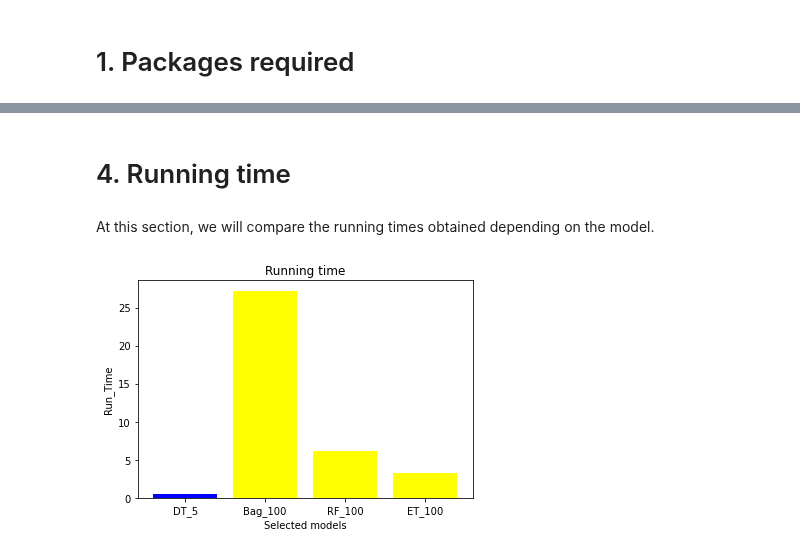
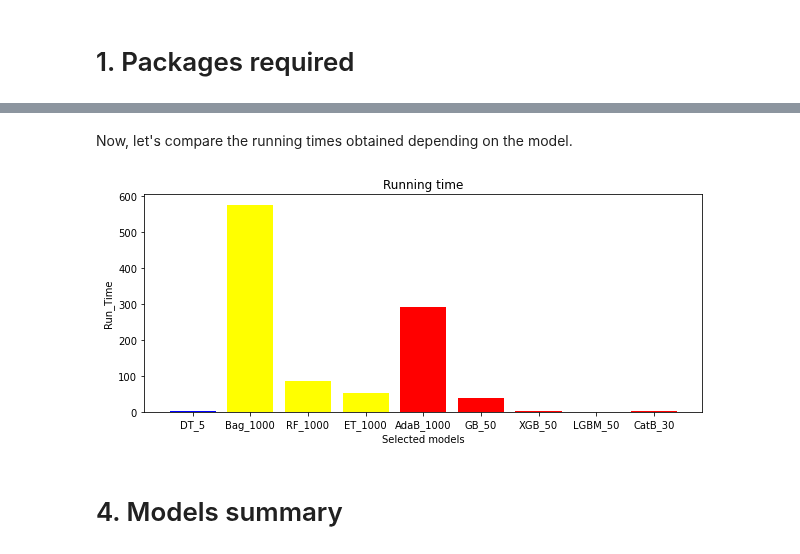
Before and after one commit to GinesMeca/TFG, a Jupyter notebook: notebooks/7. Conclusions.ipynb, the cells around one changed output, grey strips where cells are left out. Cells and saved outputs as stored; diff of their text form; code cells hidden in the pictures.

```diff
--- a/notebooks/7. Conclusions.ipynb
+++ b/notebooks/7. Conclusions.ipynb
@@ -59,15 +80,16 @@ plt.show()
+# %% [markdown]
+Now, let's compare the running times obtained depending on the model.
+# %%
+x = list(metrics_pd.index)
+y = list(metrics_pd.Run_Time)
+
+plt.rcParams["figure.figsize"] = (10,4)
+plt.bar(x, y, color = ['blue', 'yellow', 'yellow', 'yellow', 'red', 'red', 'red', 'red', 'red'])
+plt.xlabel('Selected models')
+plt.ylabel('Run_Time')
+plt.title('Running time')
+plt.show()
+# %% [output]
+[figure, added]
 # %% [markdown]
-# 4. Running time
+# 4. Models summary
-# %% [markdown]
-At this section, we will compare the running times obtained depending on the model.
-# %%
-x = list(metrics_pd.index)
-y = list(metrics_pd.Run_Time)
-
-plt.bar(x, y, color = ['blue', 'yellow', 'yellow', 'yellow'])
-plt.xlabel('Selected models')
-plt.ylabel('Run_Time')
-plt.title('Running time')
-plt.show()
-# %% [output]
-[figure, removed]
```
Also changed, not shown: parts of 15 cells of this notebook.
